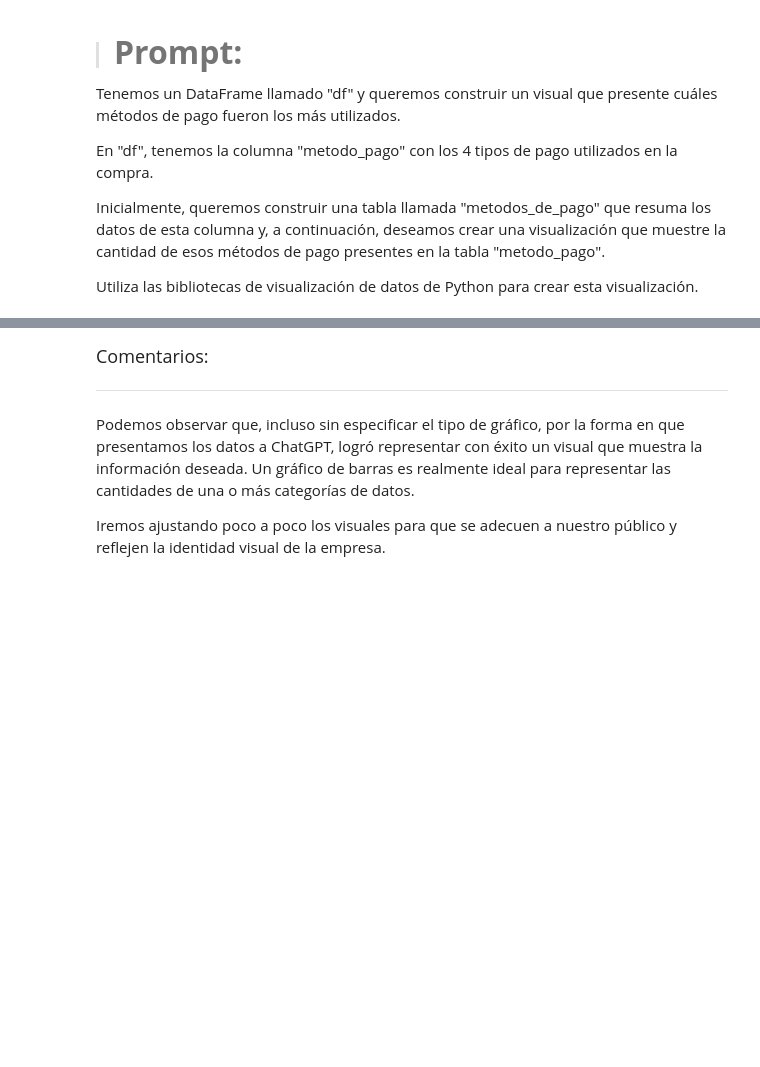
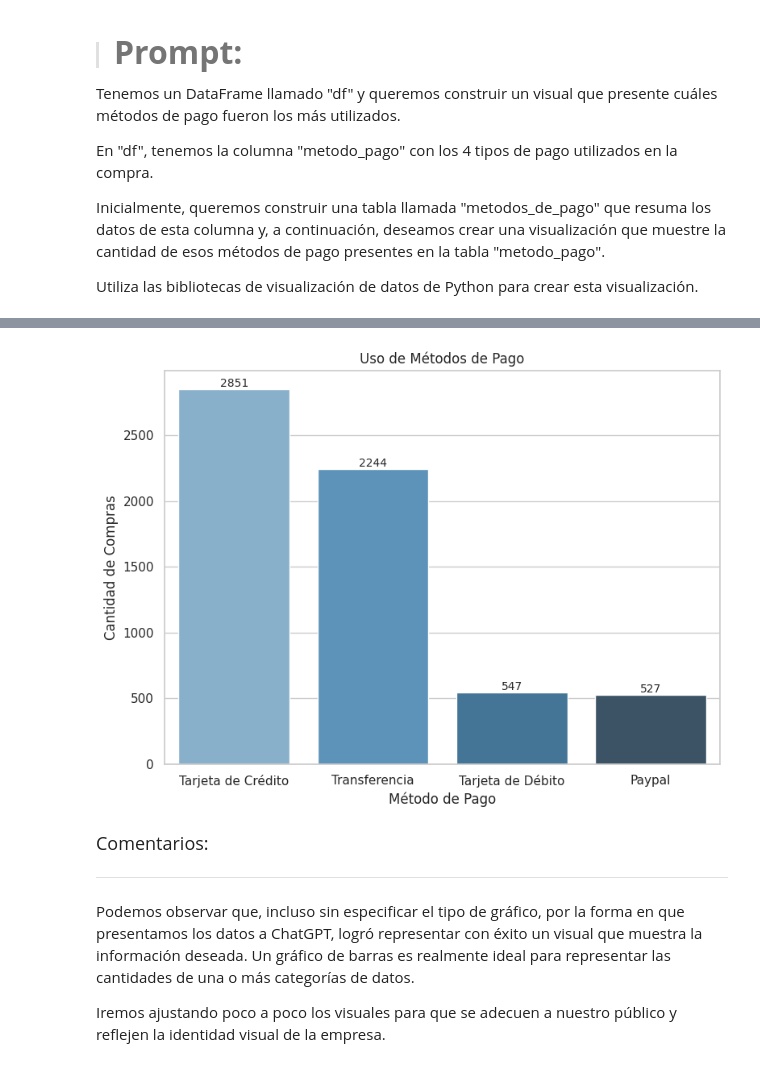
Before and after one commit to Nataliahfk/IA_aplicada_a_ciencia_de_datos, a Jupyter notebook: IA_aplicada_a_ciencia_de_datos.ipynb, the cells around one changed output, grey strips where cells are left out. Drawn from its saved outputs; the diff is of its cells as text; code cells hidden in the pictures; blank space fills up the shorter version.

```diff
--- a/IA_aplicada_a_ciencia_de_datos.ipynb
+++ b/IA_aplicada_a_ciencia_de_datos.ipynb
@@ -899,0 +902,11 @@ Utiliza las bibliotecas de visualización de datos de Python para crear esta vis
+# %%
+import pandas as pd
+
+# Crear tabla de resumen
+metodos_de_pago = df_unificado['metodo_pago'].value_counts().reset_index()
+
+# Renombrar columnas para mayor claridad
+metodos_de_pago.columns = ['Metodo de Pago', 'Cantidad']
+
+# Ver tabla
+metodos_de_pago
@@ -900,3 +923,32 @@ Utiliza las bibliotecas de visualización de datos de Python para crear esta vis
+# %%
+import matplotlib.pyplot as plt
+import seaborn as sns
+
+# Estilo visual
+sns.set(style="whitegrid")
+
+# Crear gráfico de barras
+plt.figure(figsize=(8, 6))
+ax = sns.barplot(data=metodos_de_pago, x='Metodo de Pago', y='Cantidad', palette='Blues_d')
+
+# Títulos y etiquetas
+plt.title('Uso de Métodos de Pago')
+plt.xlabel('Método de Pago', fontsize= 12)
+plt.ylabel('Cantidad de Compras' , fontsize= 12)
+plt.xticks()
+
+# Agregar etiquetas numéricas encima de las barras
+for p in ax.patches:
+    altura = p.get_height()
+    ax.annotate(f'{int(altura)}',
+                (p.get_x() + p.get_width() / 2., altura),
+                ha='center', va='bottom', fontsize=10)
+
+# Mostrar gráfico
+plt.tight_layout()
+plt.show()
+# %% [output]
+[figure, added]
 # %% [markdown]
 
 <font color="7b71ff" size=4> Comentarios: </font>
```
Also changed, not shown: parts of 4 cells of this notebook.
